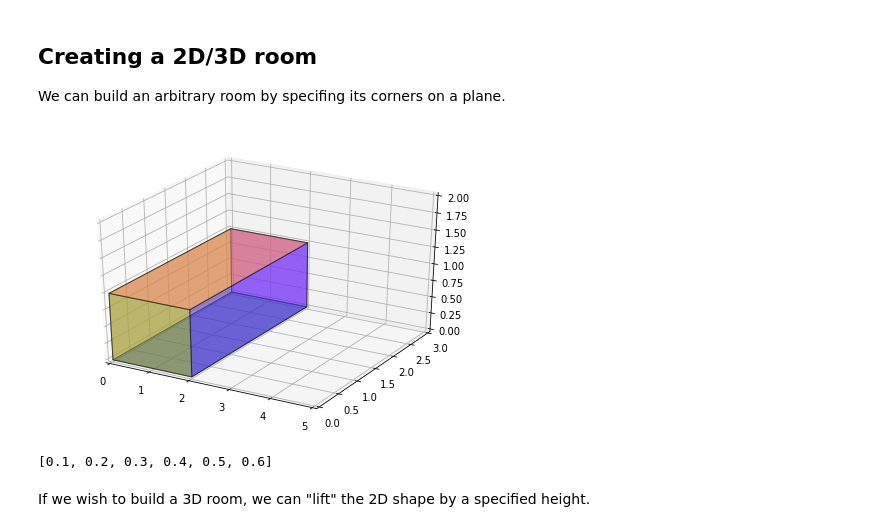
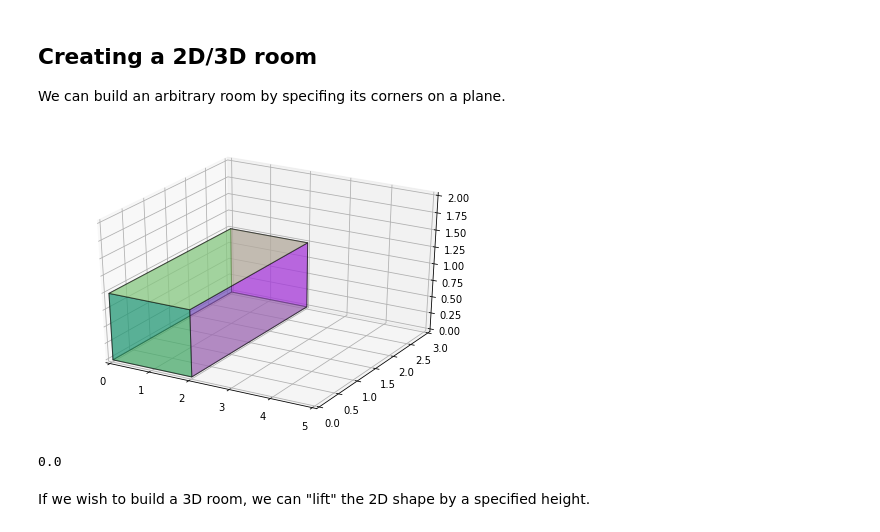
Before and after one commit to LCAV/pyroomacoustics, a Jupyter notebook: pyroomacoustics_demo.ipynb, the cells around one changed output. Cells and saved outputs as stored; diff of their text form; code cells hidden in the pictures.

```diff
--- a/pyroomacoustics_demo.ipynb
+++ b/pyroomacoustics_demo.ipynb
@@ -44,23 +44,23 @@ We can build an arbitrary room by specifing its corners on a plane.
 # %%
 corners = np.array([[0,0], [0,3], [5,3], [5,1], [3,1], [3,0]]).T  # [x,y]
 absorption_ = [[0.1, 0.2, 0.3, 0.4, 0.5, 0.6],
               [0.2, 0.2, 0.3, 0.4, 0.5, 0.6],
               [0.3, 0.2, 0.3, 0.4, 0.5, 0.6],
               [0.4, 0.2, 0.3, 0.4, 0.5, 0.6],
               [0.5, 0.2, 0.3, 0.4, 0.5, 0.6],
               [0.6, 0.2, 0.3, 0.4, 0.5, 0.6]]
 
-room = pra.ShoeBox([2,3,1], absorption=absorption)
+room = pra.ShoeBox([2,3,1])
 fig, ax = room.plot()
 ax.set_xlim([0, 5])
 ax.set_ylim([0, 3])
 ax.set_zlim([0, 2]);
 # %% [output]
-[figure, old version]
+[figure, new version]
 # %%
 print(room.get_wall_by_name('west').absorption)
 # %% [output]
-[0.1, 0.2, 0.3, 0.4, 0.5, 0.6]
+0.0
 # %% [markdown]
 If we wish to build a 3D room, we can "lift" the 2D shape by a specified height.
 # %%
```
Also changed, not shown: parts of 4 cells of this notebook, 1 other file.
